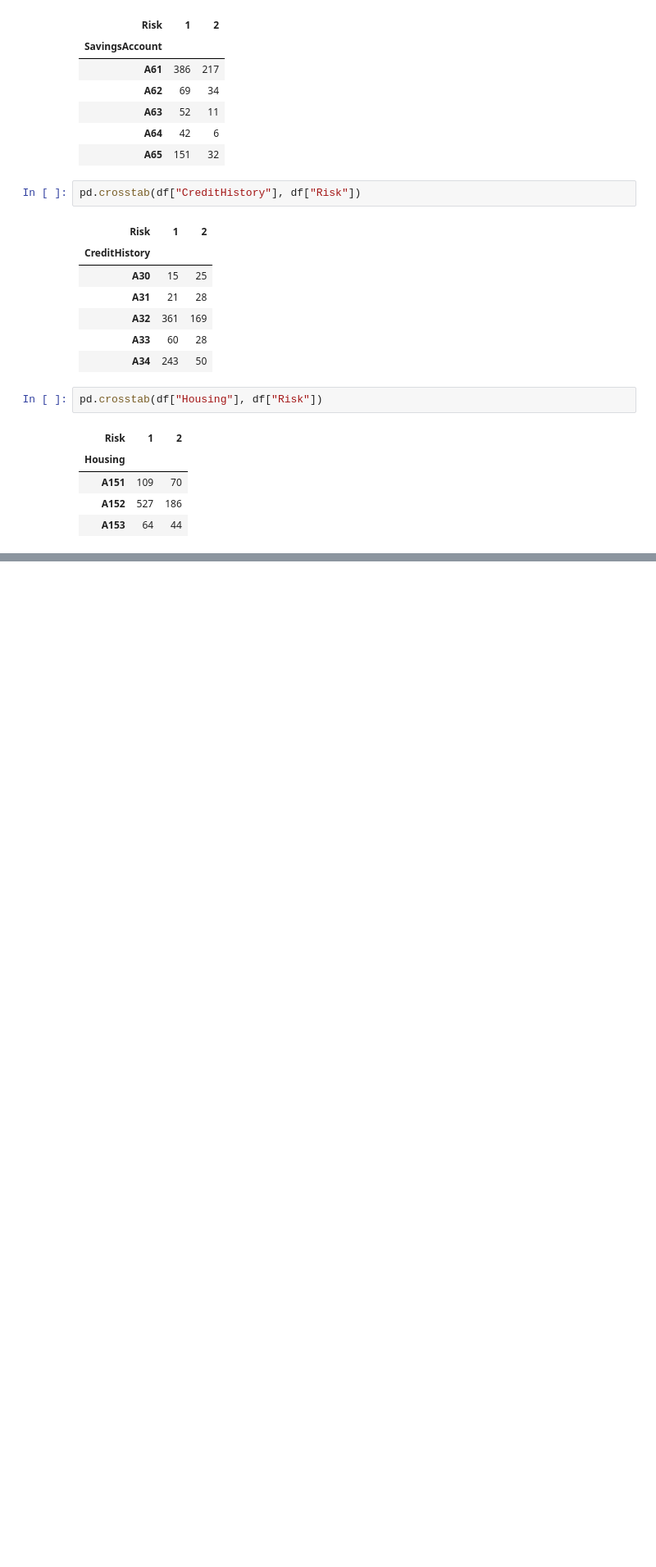
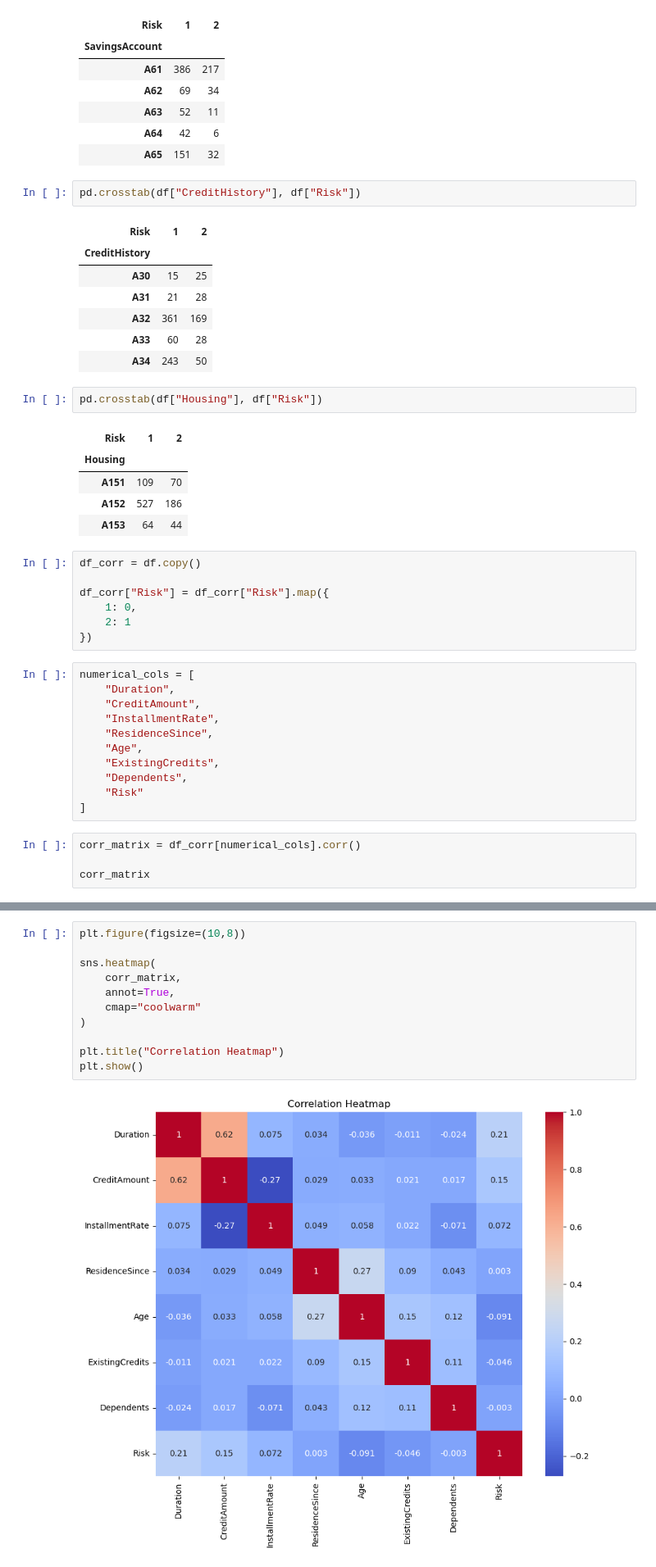
Before and after one commit to darshan-vgithub/credit-risk-prediction-xai-dashboard, a Jupyter notebook: notebooks/01_Data_Understanding_and_EDA.ipynb, the cells around one changed output, grey strips where cells are left out. Shown at 82% size. Saved outputs shown, nothing was run; the diff lists cells and outputs as text; blank space fills up the shorter version.

Commit message:
notebooks/01_Data_Understanding_and_EDA.: finshed the EDA process by adding the co relation heatmap now next going to start the preprocessing

```diff
--- a/notebooks/01_Data_Understanding_and_EDA.ipynb
+++ b/notebooks/01_Data_Understanding_and_EDA.ipynb
@@ -366,3 +366,25 @@ pd.crosstab(df["Housing"], df["Risk"])
 | A151 | 109 | 70 |
 | A152 | 527 | 186 |
 | A153 | 64 | 44 |
+# %%
+df_corr = df.copy()
+
+df_corr["Risk"] = df_corr["Risk"].map({
+    1: 0,
+    2: 1
+})
+# %%
+numerical_cols = [
+    "Duration",
+    "CreditAmount",
+    "InstallmentRate",
+    "ResidenceSince",
+    "Age",
+    "ExistingCredits",
+    "Dependents",
+    "Risk"
+]
+# %%
+corr_matrix = df_corr[numerical_cols].corr()
+
+corr_matrix
@@ -368,0 +401,13 @@ pd.crosstab(df["Housing"], df["Risk"])
+# %%
+plt.figure(figsize=(10,8))
+
+sns.heatmap(
+    corr_matrix,
+    annot=True,
+    cmap="coolwarm"
+)
+
+plt.title("Correlation Heatmap")
+plt.show()
+# %% [output]
+[figure, added]
```
Also changed, not shown: parts of 1 cell of this notebook.
